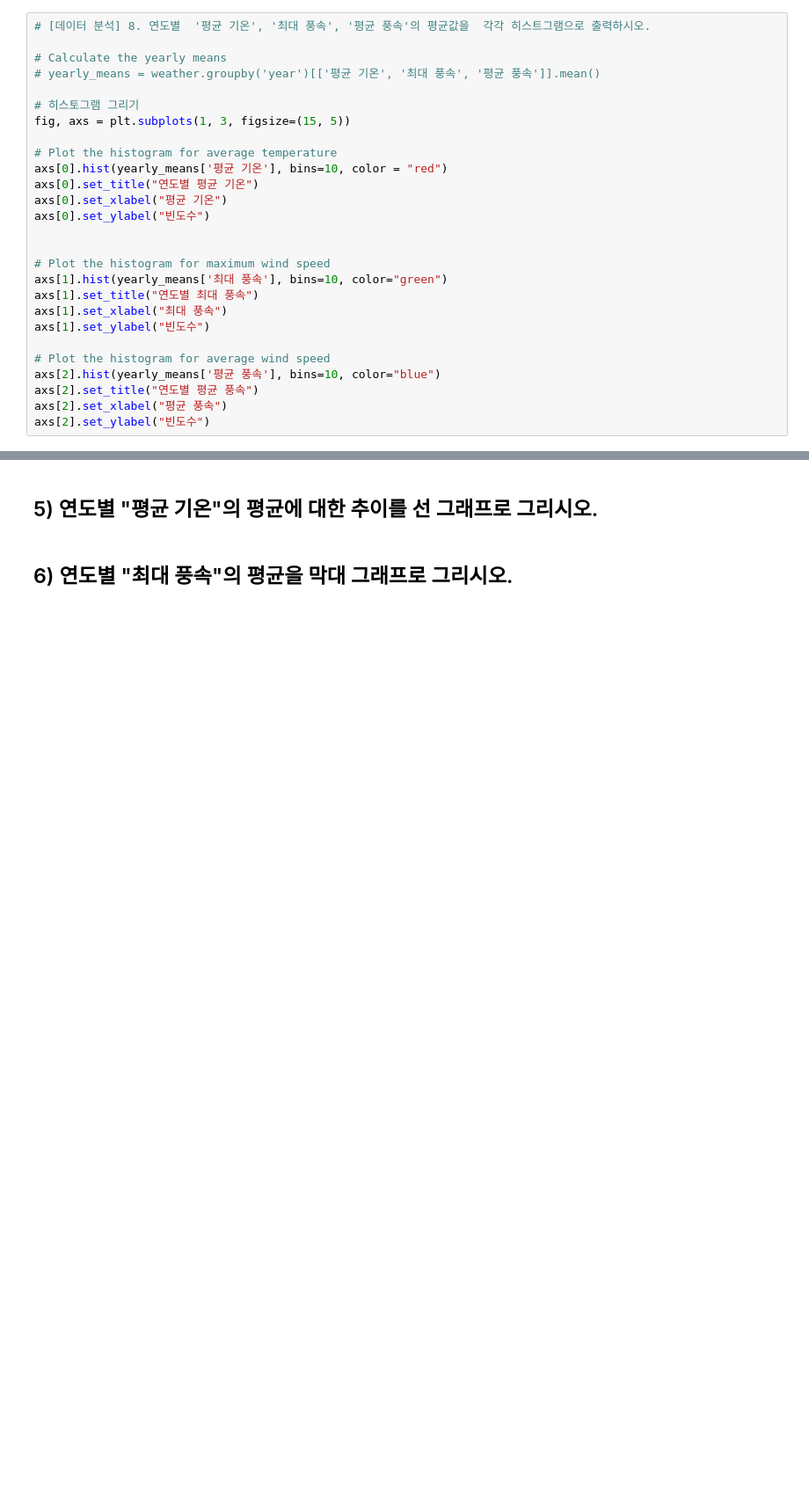
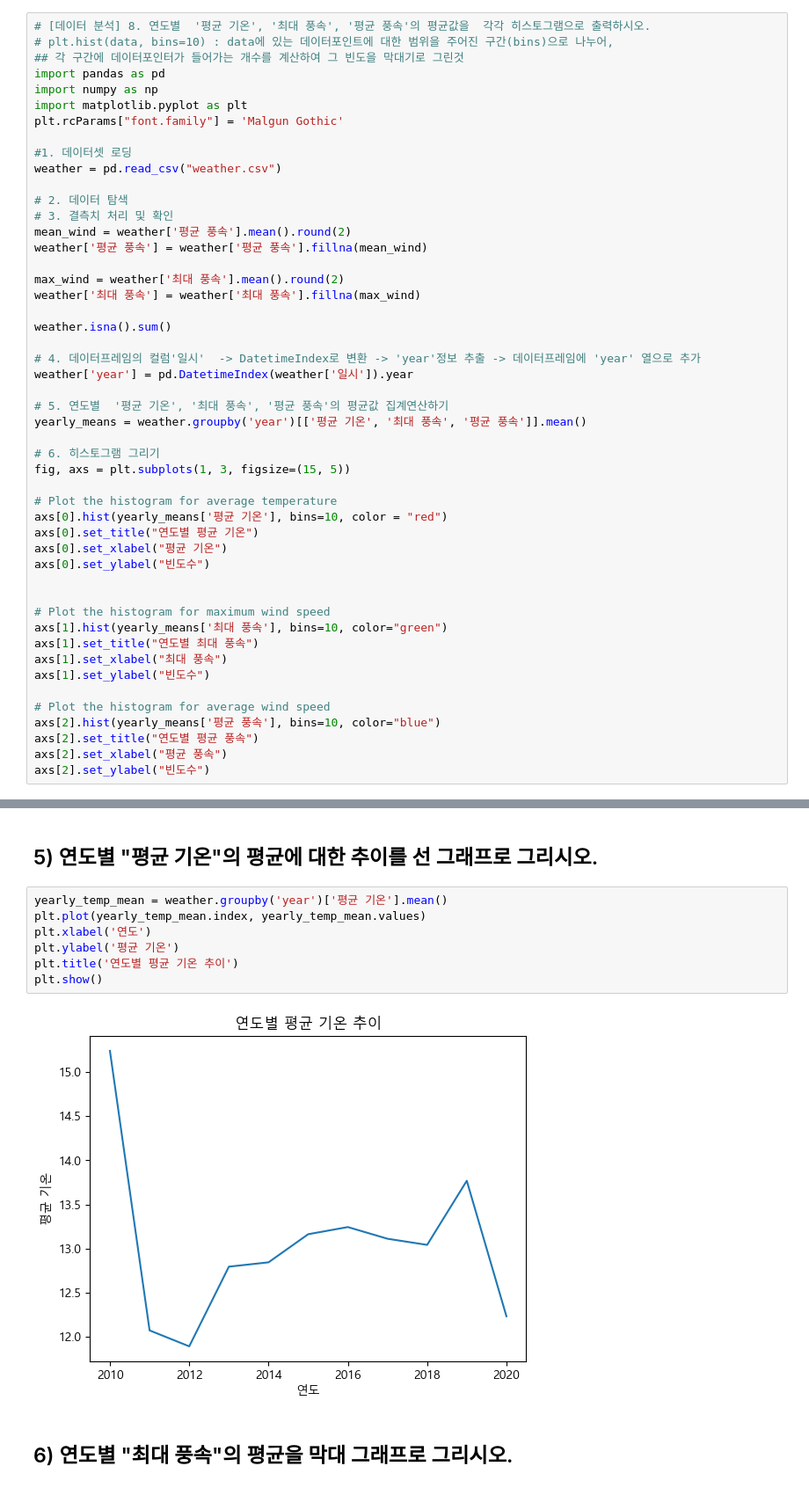
Before and after one commit to NaDongHwi/python_basic_3, a Jupyter notebook: time_series_class_5_9.ipynb, the cells around one changed output, grey strips where cells are left out. Shown at 88% size. Cells and saved outputs as stored; diff of their text form; blank space fills up the shorter version.

```diff
--- a/time_series_class_5_9.ipynb
+++ b/time_series_class_5_9.ipynb
@@ -263,11 +272,33 @@ monthly_means[monthly_means['평균 풍속'] >= 4.0]
 | 5 | 16.564194 | 8.548710 | 4.219355 |
 # %%
-# [데이터 분석] 8. 연도별  '평균 기온', '최대 풍속', '평균 풍속'의 평균값을  각각 히스트그램으로 출력하시오.
+# [데이터 분석] 8. 연도별  '평균 기온', '최대 풍속', '평균 풍속'의 평균값을  각각 히스토그램으로 출력하시오.
+# plt.hist(data, bins=10) : data에 있는 데이터포인트에 대한 범위을 주어진 구간(bins)으로 나누어,
+## 각 구간에 데이터포인터가 들어가는 개수를 계산하여 그 빈도을 막대기로 그린것
+import pandas as pd
+import numpy as np
+import matplotlib.pyplot as plt
+plt.rcParams["font.family"] = 'Malgun Gothic'
 
-# Calculate the yearly means
-# yearly_means = weather.groupby('year')[['평균 기온', '최대 풍속', '평균 풍속']].mean()
+#1. 데이터셋 로딩
+weather = pd.read_csv("weather.csv")
 
-# 히스토그램 그리기
+# 2. 데이터 탐색
+# 3. 결측치 처리 및 확인
+mean_wind = weather['평균 풍속'].mean().round(2)
+weather['평균 풍속'] = weather['평균 풍속'].fillna(mean_wind)
+
+max_wind = weather['최대 풍속'].mean().round(2)
+weather['최대 풍속'] = weather['최대 풍속'].fillna(max_wind)
+
+weather.isna().sum()
+
+# 4. 데이터프레임의 컬럼'일시'  -> DatetimeIndex로 변환 -> 'year'정보 추출 -> 데이터프레임에 'year' 열으로 추가
+weather['year'] = pd.DatetimeIndex(weather['일시']).year
+
+# 5. 연도별  '평균 기온', '최대 풍속', '평균 풍속'의 평균값 집계연산하기
+yearly_means = weather.groupby('year')[['평균 기온', '최대 풍속', '평균 풍속']].mean()
+
+# 6. 히스토그램 그리기
 fig, axs = plt.subplots(1, 3, figsize=(15, 5))
 
 # Plot the histogram for average temperature
@@ -309,4 +373,13 @@ Text(0, 0.5, '빈도수')
 # %% [markdown]
 ## 5) 연도별 "평균 기온"의 평균에 대한 추이를 선 그래프로 그리시오.
+# %%
+yearly_temp_mean = weather.groupby('year')['평균 기온'].mean()
+plt.plot(yearly_temp_mean.index, yearly_temp_mean.values)
+plt.xlabel('연도')
+plt.ylabel('평균 기온')
+plt.title('연도별 평균 기온 추이')
+plt.show()
+# %% [output]
+[figure, added]
 # %% [markdown]
 ## 6) 연도별 "최대 풍속"의 평균을 막대 그래프로 그리시오.
```
Also changed, not shown: parts of 26 cells of this notebook, 2 other files.
